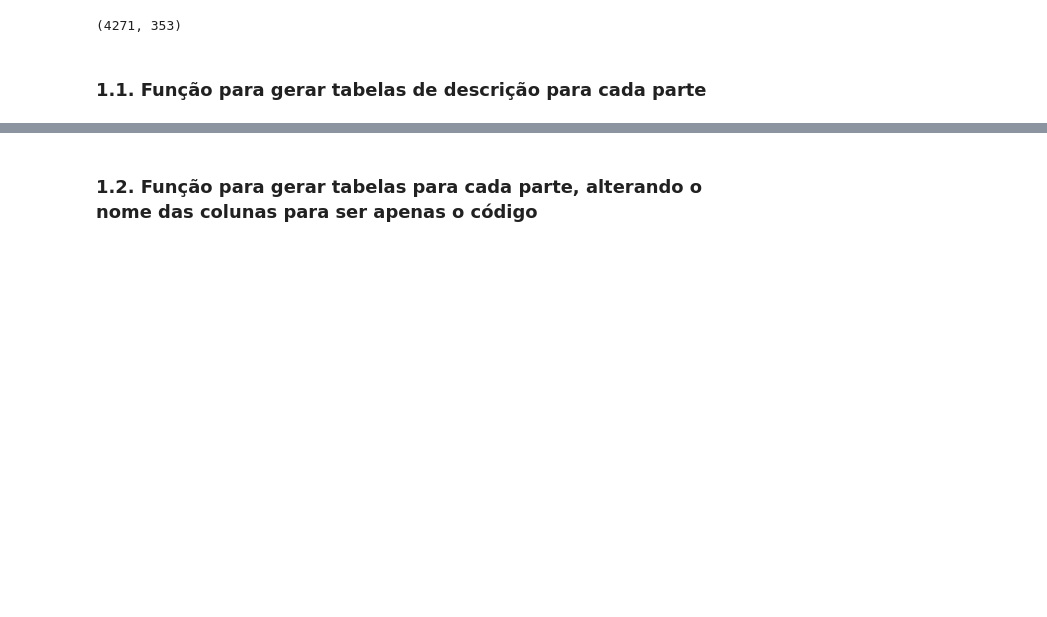
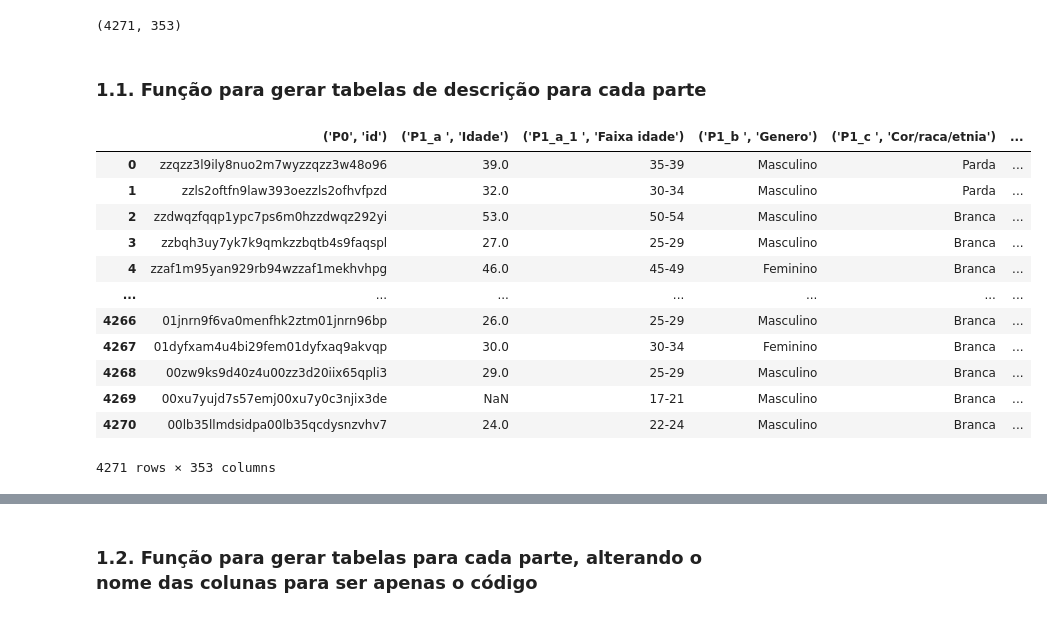
Before and after one commit to leticiafaria7/challenge-state-of-data, a Jupyter notebook: challenge-state-of-data.ipynb, the cells around one changed output, grey strips where cells are left out. Cells and saved outputs as stored; diff of their text form; code cells hidden in the pictures; blank space fills up the shorter version.

```diff
--- a/challenge-state-of-data.ipynb
+++ b/challenge-state-of-data.ipynb
@@ -55,3 +68,19 @@ data.shape
 # como esta base tem muitas colunas, vou checar os temas pelas partes
 # %% [markdown]
 ### 1.1. Função para gerar tabelas de descrição para cada parte
+# %%
+data
+# %% [output]
+|  | ('P0', 'id') | ('P1_a ', 'Idade') | ('P1_a_1 ', 'Faixa idade') | ('P1_b ', 'Genero') | ('P1_c ', 'Cor/raca/etnia') | ... |
+| 0 | zzqzz3l9ily8nuo2m7wyzzqzz3w48o96 | 39.0 | 35-39 | Masculino | Parda | ... |
+| 1 | zzls2oftfn9law393oezzls2ofhvfpzd | 32.0 | 30-34 | Masculino | Parda | ... |
+| 2 | zzdwqzfqqp1ypc7ps6m0hzzdwqz292yi | 53.0 | 50-54 | Masculino | Branca | ... |
+| 3 | zzbqh3uy7yk7k9qmkzzbqtb4s9faqspl | 27.0 | 25-29 | Masculino | Branca | ... |
+| 4 | zzaf1m95yan929rb94wzzaf1mekhvhpg | 46.0 | 45-49 | Feminino | Branca | ... |
+| ... | ... | ... | ... | ... | ... | ... |
+| 4266 | 01jnrn9f6va0menfhk2ztm01jnrn96bp | 26.0 | 25-29 | Masculino | Branca | ... |
+| 4267 | 01dyfxam4u4bi29fem01dyfxaq9akvqp | 30.0 | 30-34 | Feminino | Branca | ... |
+| 4268 | 00zw9ks9d40z4u00zz3d20iix65qpli3 | 29.0 | 25-29 | Masculino | Branca | ... |
+| 4269 | 00xu7yujd7s57emj00xu7y0c3njix3de | NaN | 17-21 | Masculino | Branca | ... |
+| 4270 | 00lb35llmdsidpa00lb35qcdysnzvhv7 | 24.0 | 22-24 | Masculino | Branca | ... |
+4271 rows × 353 columns
```
Also changed, not shown: parts of 14 cells of this notebook.
